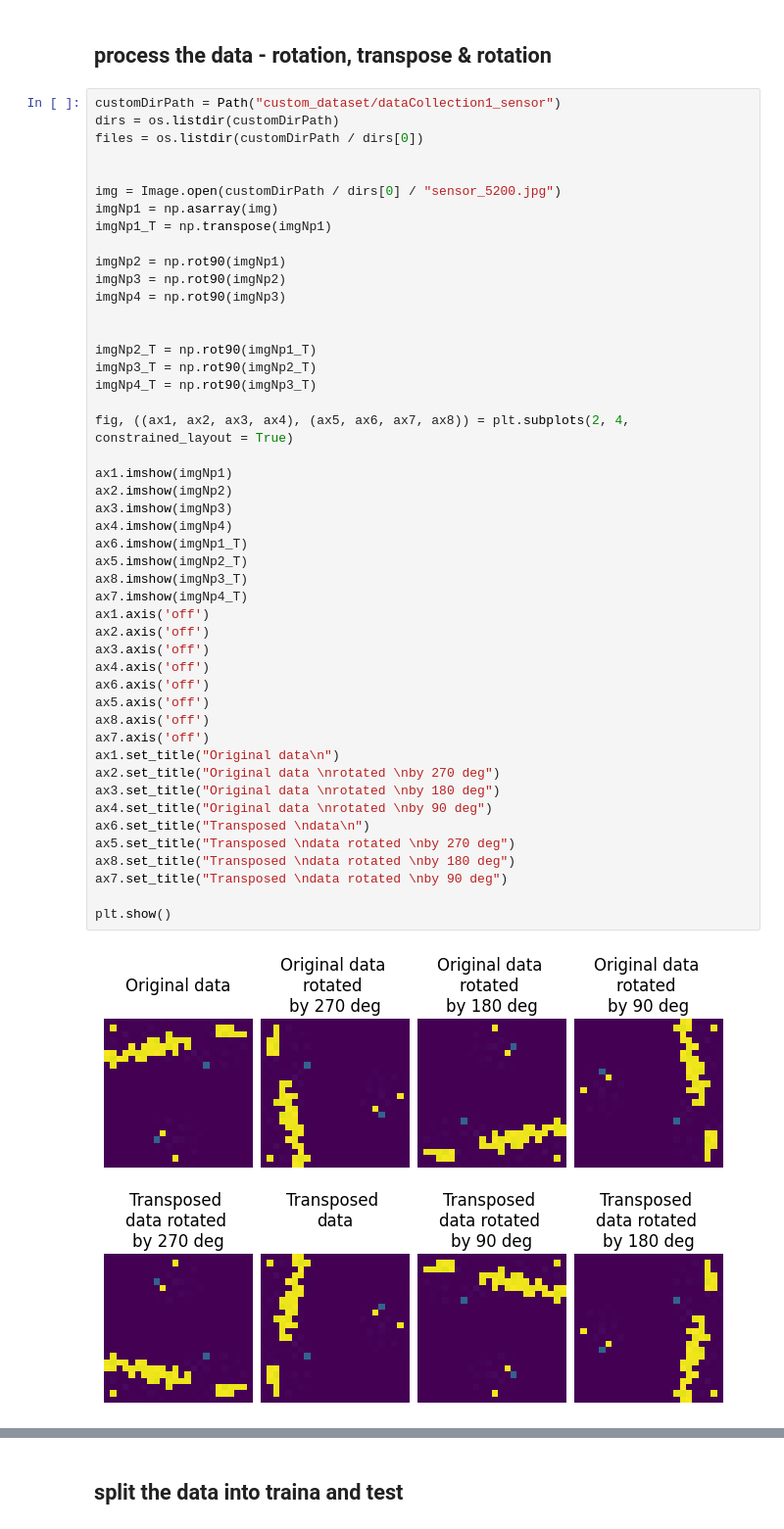
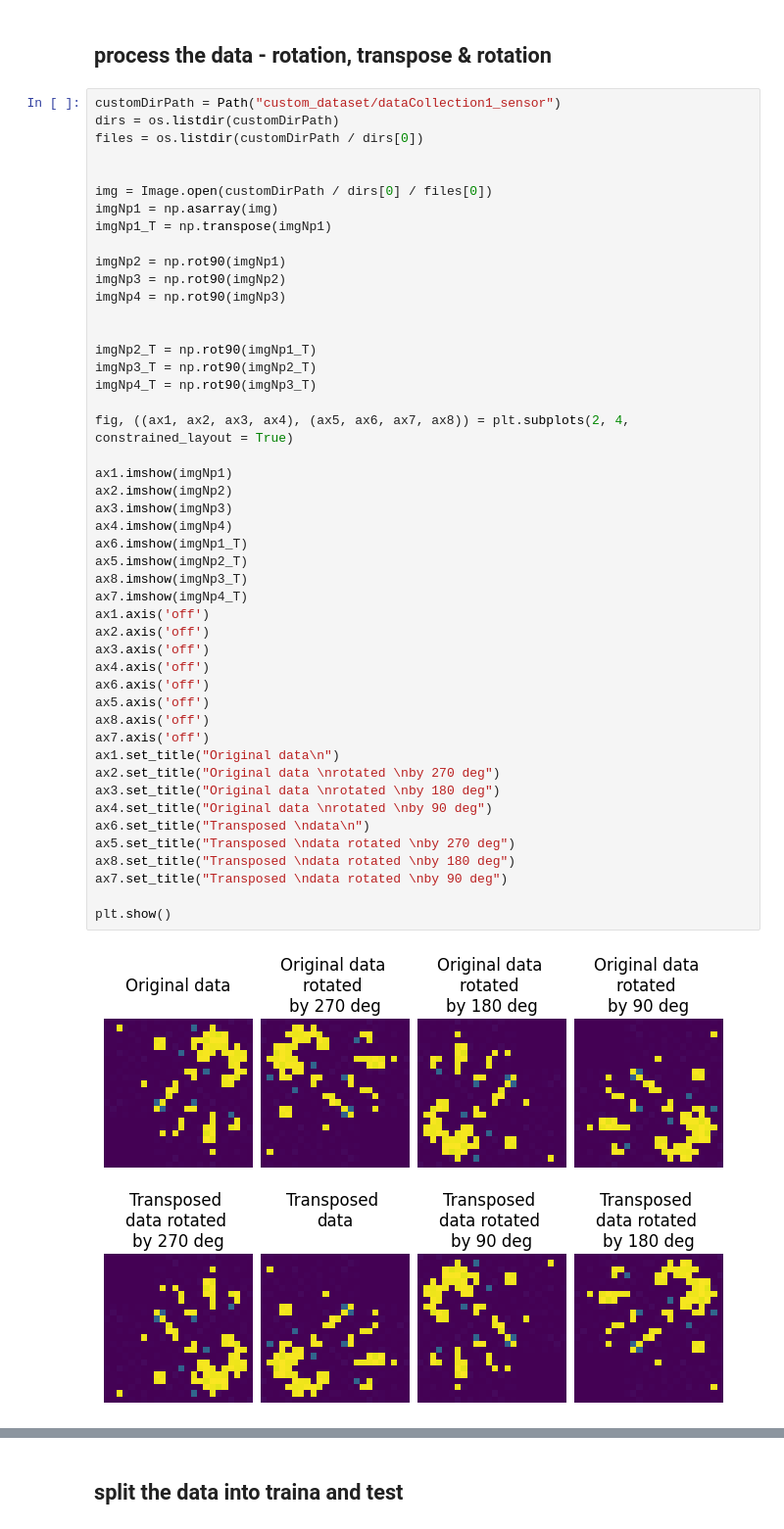
Before and after one commit to gugi200/final_project, a Jupyter notebook: project_y4.ipynb, the cells around one changed output, grey strips where cells are left out. Shown at 98% size. Drawn from its saved outputs; the diff is of its cells as text.

```diff
--- a/project_y4.ipynb
+++ b/project_y4.ipynb
@@ -150,7 +150,7 @@ dirs = os.listdir(customDirPath)
 files = os.listdir(customDirPath / dirs[0])
 
 
-img = Image.open(customDirPath / dirs[0] / "sensor_5200.jpg")
+img = Image.open(customDirPath / dirs[0] / files[0])
 imgNp1 = np.asarray(img)
 imgNp1_T = np.transpose(imgNp1)
 
@@ -165,34 +165,34 @@ imgNp4_T = np.rot90(imgNp3_T)
 
 fig, ((ax1, ax2, ax3, ax4), (ax5, ax6, ax7, ax8)) = plt.subplots(2, 4, constrained_layout = True)
 
 ax1.imshow(imgNp1)
 ax2.imshow(imgNp2)
 ax3.imshow(imgNp3)
 ax4.imshow(imgNp4)
 ax6.imshow(imgNp1_T)
 ax5.imshow(imgNp2_T)
 ax8.imshow(imgNp3_T)
 ax7.imshow(imgNp4_T)
 ax1.axis('off')
 ax2.axis('off')
 ax3.axis('off')
 ax4.axis('off')
 ax6.axis('off')
 ax5.axis('off')
 ax8.axis('off')
 ax7.axis('off')
 ax1.set_title("Original data\n")
 ax2.set_title("Original data \nrotated \nby 270 deg")
 ax3.set_title("Original data \nrotated \nby 180 deg")
 ax4.set_title("Original data \nrotated \nby 90 deg")
 ax6.set_title("Transposed \ndata\n")
 ax5.set_title("Transposed \ndata rotated \nby 270 deg")
 ax8.set_title("Transposed \ndata rotated \nby 180 deg")
 ax7.set_title("Transposed \ndata rotated \nby 90 deg")
 
 plt.show()
 # %% [output]
-[figure, old version]
+[figure, new version]
 # %%
 dirs
 # %% [output]
```
Also changed, not shown: parts of 12 cells of this notebook.
